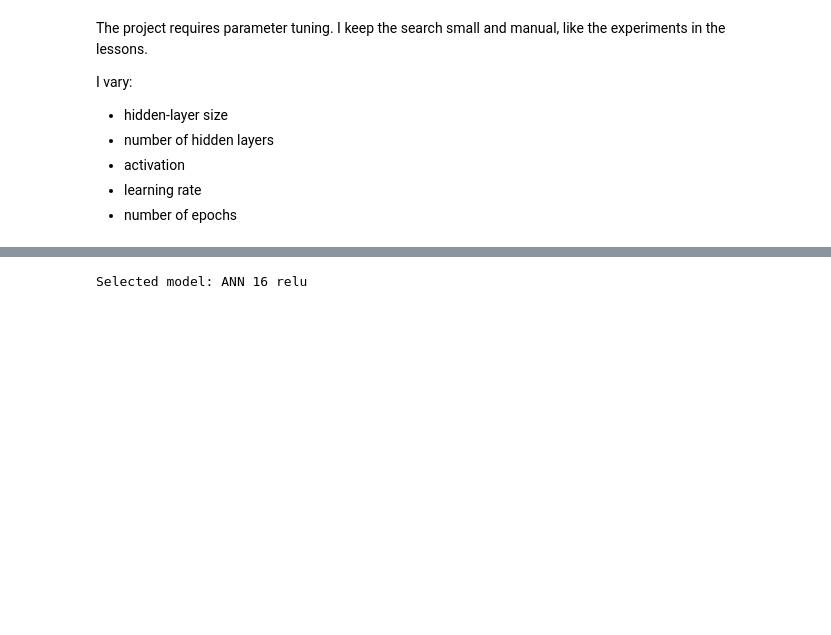
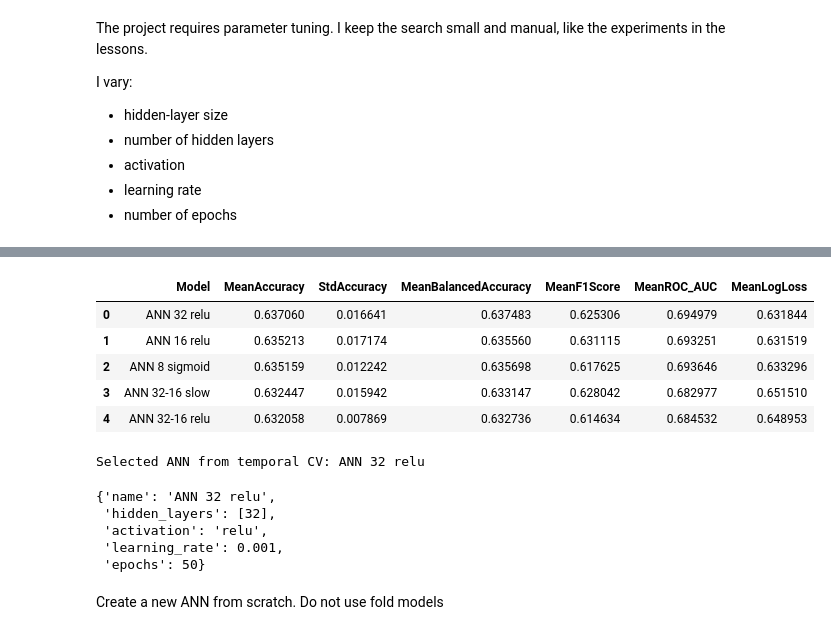
Before and after one commit to elimiotto05/artificial_intelligence, a Jupyter notebook: notebooks/05_ann_classifier.ipynb, the cells around one changed output, grey strips where cells are left out. Drawn from its saved outputs; the diff is of its cells as text; code cells hidden in the pictures; blank space fills up the shorter version.

```diff
--- a/notebooks/05_ann_classifier.ipynb
+++ b/notebooks/05_ann_classifier.ipynb
@@ -168,3 +177,16 @@ print(
 Numerical features: 30
 Categorical features: 5
 Raw features: 35
+# %%
+##create temporal cross-validation folds for the training set
+temporal_folds= create_temporal_folds(
+    train_data,
+    validation_years = validation_years
+)
+
+print(
+    "Number of temporal folds created:",
+    len(temporal_folds)
+)
+
+pd.DataFrame(temporal_folds)
@@ -741,8 +841,49 @@ tuning_results
+# %%
+ann_cv_summary = ann_cv_results.groupby("Model", as_index=False).agg(
+        MeanAccuracy = ("Accuracy", "mean"),
+        StdAccuracy = ("Accuracy", "std"),
+        MeanBalancedAccuracy = ("BalancedAccuracy", "mean"),
+        MeanF1Score = ("F1", "mean"),
+        MeanROC_AUC = ("ROC-AUC", "mean"),
+        MeanLogLoss = ("LogLoss", "mean")
+)
+# %%
+#prefer configuration with highest avarage temporal-CV accuracy
+#ROC-AUC used as tie-breaker
+ann_cv_summary = ann_cv_summary.sort_values(
+    by=["MeanAccuracy", "MeanROC_AUC"],
+    ascending=[False, False]
+).reset_index(drop=True)
+
+ann_cv_summary
+# %% [output]
+|  | Model | MeanAccuracy | StdAccuracy | MeanBalancedAccuracy | MeanF1Score | MeanROC_AUC | MeanLogLoss |
+| 0 | ANN 32 relu | 0.637060 | 0.016641 | 0.637483 | 0.625306 | 0.694979 | 0.631844 |
+| 1 | ANN 16 relu | 0.635213 | 0.017174 | 0.635560 | 0.631115 | 0.693251 | 0.631519 |
+| 2 | ANN 8 sigmoid | 0.635159 | 0.012242 | 0.635698 | 0.617625 | 0.693646 | 0.633296 |
+| 3 | ANN 32-16 slow | 0.632447 | 0.015942 | 0.633147 | 0.628042 | 0.682977 | 0.651510 |
+| 4 | ANN 32-16 relu | 0.632058 | 0.007869 | 0.632736 | 0.614634 | 0.684532 | 0.648953 |
 # %%
-best_model_name = (tuning_results.iloc[0]["Model"])
-best_model = trained_models[best_model_name]
-best_history = training_histories[best_model_name]
-
-print("Selected model:", best_model_name)
+#store the name of the configuartion with best mean temporal-CV accuracy
+best_model_name = (ann_cv_summary.iloc[0]["Model"])
+print("Selected ANN from temporal CV:", best_model_name)
 # %% [output]
-Selected model: ANN 16 relu
+Selected ANN from temporal CV: ANN 32 relu
+# %%
+#store and print the complete parameter dictionary of the best model
+
+best_configuration = next(
+    configuration
+    for configuration in configurations
+    if configuration["name"]== best_model_name
+)
+
+best_configuration
+# %% [output]
+{'name': 'ANN 32 relu',
+ 'hidden_layers': [32],
+ 'activation': 'relu',
+ 'learning_rate': 0.001,
+ 'epochs': 50}
+# %% [markdown]
+Create a new ANN from scratch. Do not use fold models
```
Also changed, not shown: parts of 25 cells of this notebook, 14 other files.
